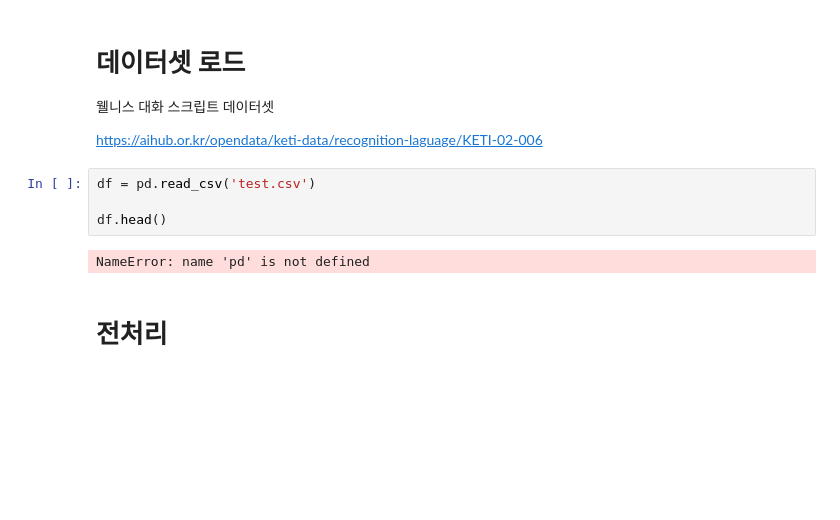
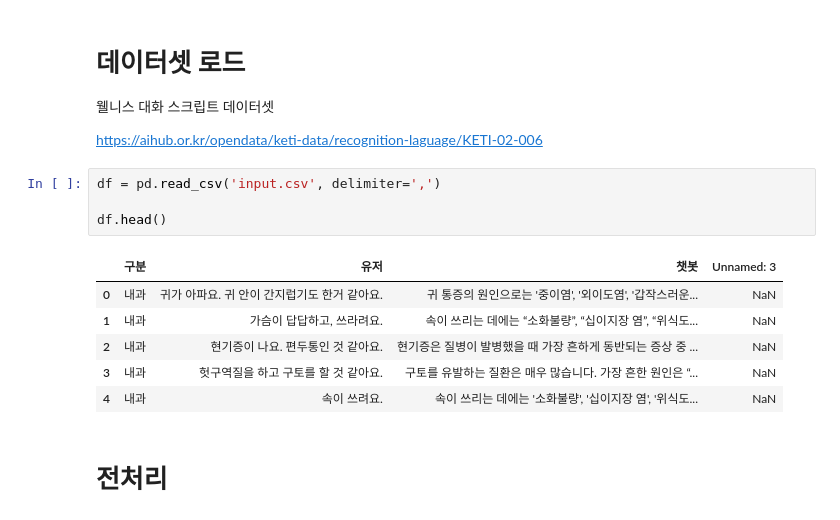
Before and after one commit to KPUHeyDoctor/chatbot, a Jupyter notebook: embadding.ipynb, the cells around one changed output. Drawn from its saved outputs; the diff is of its cells as text; blank space fills up the shorter version.

```diff
--- a/embadding.ipynb
+++ b/embadding.ipynb
@@ -28,11 +26,16 @@ print(embeddings)
 
 https://aihub.or.kr/opendata/keti-data/recognition-laguage/KETI-02-006
 # %%
-df = pd.read_csv('test.csv')
+df = pd.read_csv('input.csv', delimiter=',')
 
 df.head()
 # %% [output]
-NameError: name 'pd' is not defined
+|  | 구분 | 유저 | 챗봇 | Unnamed: 3 |
+| 0 | 내과 | 귀가 아파요. 귀 안이 간지럽기도 한거 같아요. | 귀 통증의 원인으로는 '중이염', '외이도염', '갑작스러운... | NaN |
+| 1 | 내과 | 가슴이 답답하고, 쓰라려요. | 속이 쓰리는 데에는 “소화불량”, “십이지장 염”, “위식도... | NaN |
+| 2 | 내과 | 현기증이 나요. 편두통인 것 같아요. | 현기증은 질병이 발병했을 때 가장 흔하게 동반되는 증상 중 ... | NaN |
+| 3 | 내과 | 헛구역질을 하고 구토를 할 것 같아요. | 구토를 유발하는 질환은 매우 많습니다. 가장 흔한 원인은 “... | NaN |
+| 4 | 내과 | 속이 쓰려요. | 속이 쓰리는 데에는 '소화불량', '십이지장 염', '위식도... | NaN |
 # %% [markdown]
 # 전처리
 # %%
```
Also changed, not shown: parts of 12 cells of this notebook, 5 other files.
